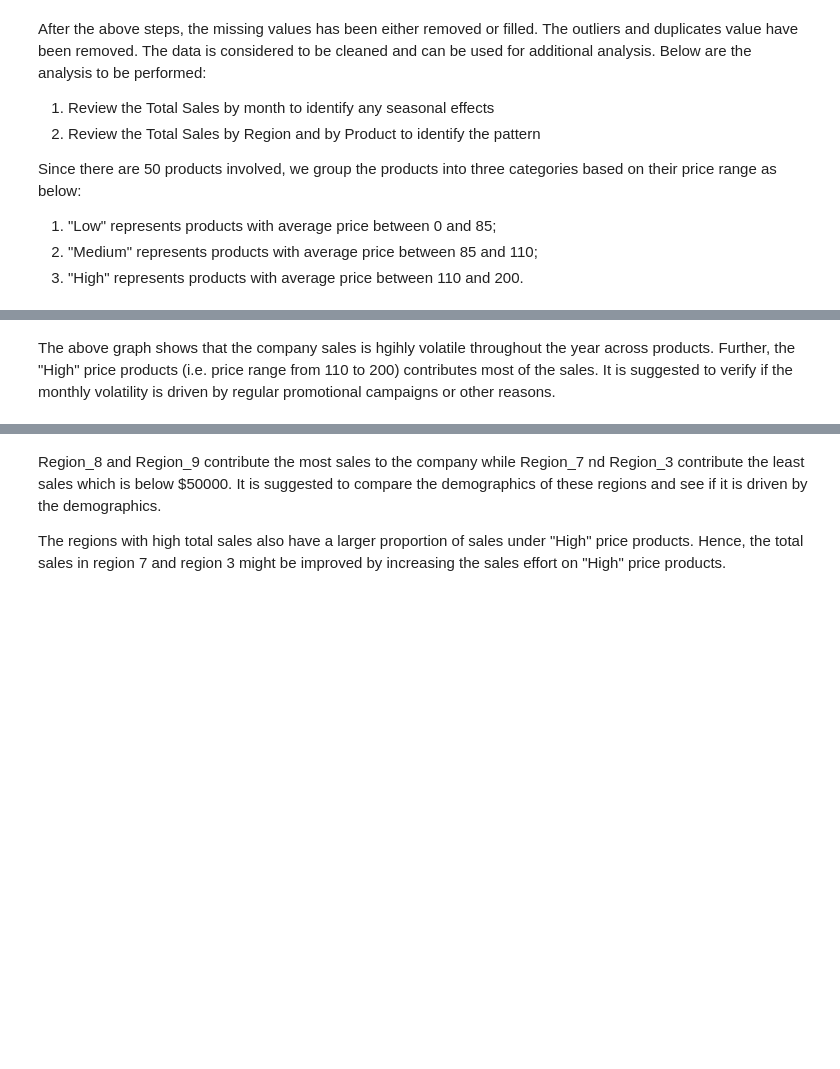
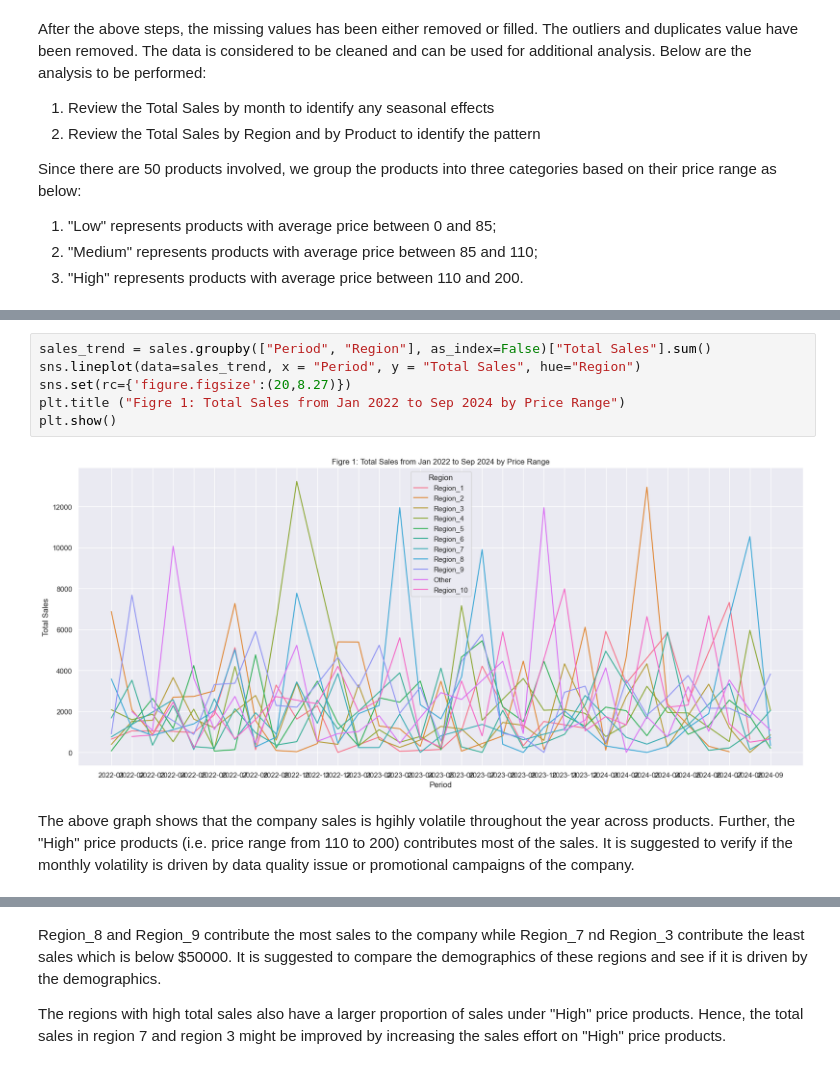
Before and after one commit to chihang1224/schulich_data_science, a Jupyter notebook: Assignment_1/Assignment_1_DickTse.ipynb, the cells around one changed output, grey strips where cells are left out. Drawn from its saved outputs; the diff is of its cells as text; blank space fills up the shorter version.

```diff
--- a/Assignment_1/Assignment_1_DickTse.ipynb
+++ b/Assignment_1/Assignment_1_DickTse.ipynb
@@ -252,2 +288,10 @@ plt.show()
+# %%
+sales_trend = sales.groupby(["Period", "Region"], as_index=False)["Total Sales"].sum()
+sns.lineplot(data=sales_trend, x = "Period", y = "Total Sales", hue="Region")
+sns.set(rc={'figure.figsize':(20,8.27)})
+plt.title ("Figre 1: Total Sales from Jan 2022 to Sep 2024 by Price Range")
+plt.show()
+# %% [output]
+[figure, added]
 # %% [markdown]
-The above graph shows that the company sales is hgihly volatile throughout the year across products.  Further, the "High" price products (i.e. price range from 110 to 200) contributes most of the sales.  It is suggested to verify if the monthly volatility is driven by regular promotional campaigns or other reasons.
+The above graph shows that the company sales is hgihly volatile throughout the year across products.  Further, the "High" price products (i.e. price range from 110 to 200) contributes most of the sales.  It is suggested to verify if the monthly volatility is driven by data quality issue or promotional campaigns of the company.
```
Also changed, not shown: parts of 12 cells of this notebook.
